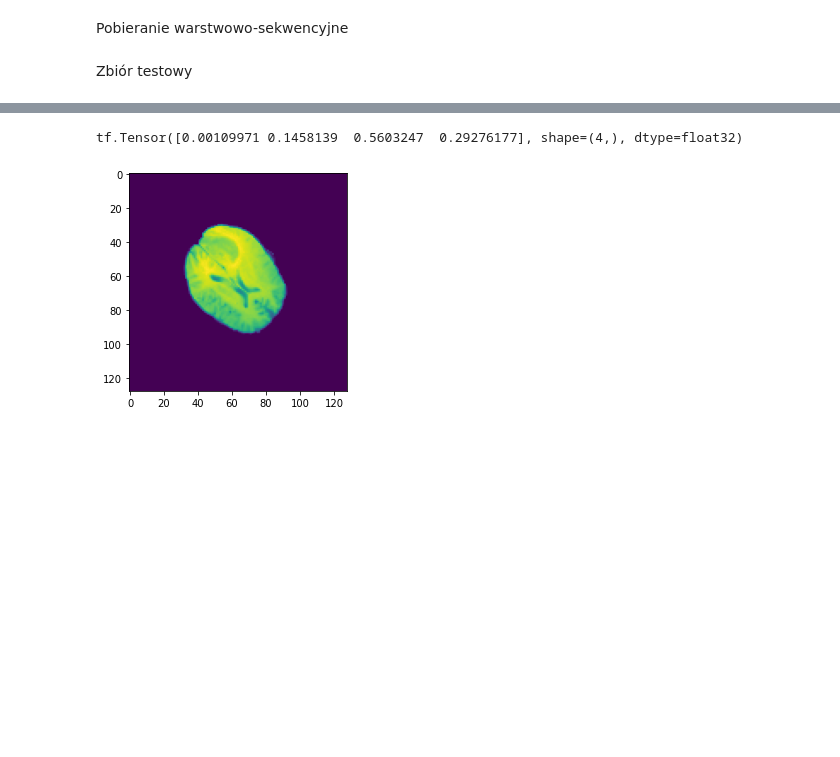
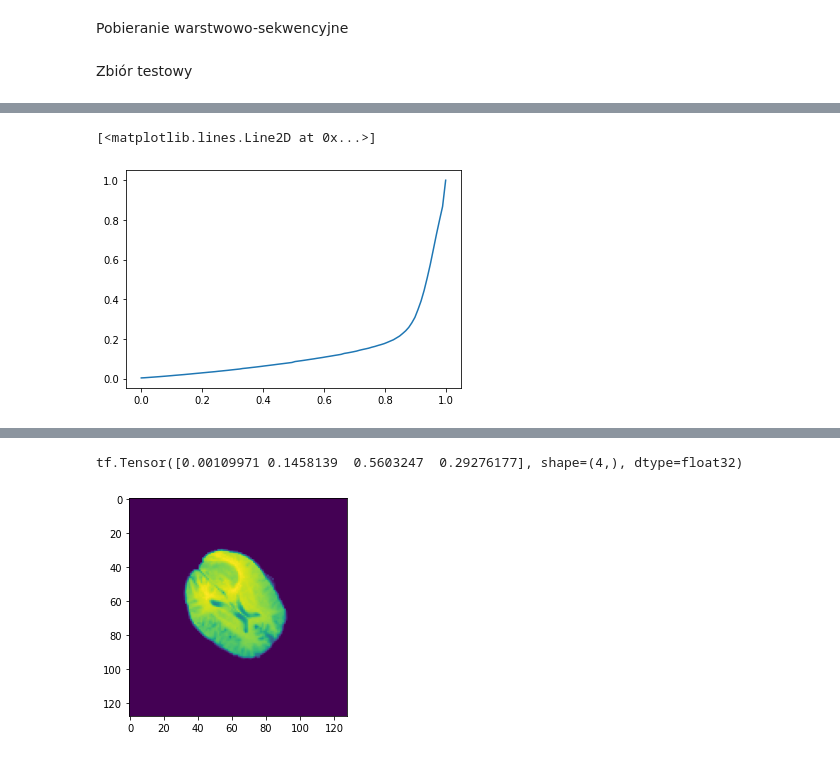
Before and after one commit to JakubSzczepanowski/BrainTumorSegmentation, a Jupyter notebook: main.ipynb, the cells around one changed output, grey strips where cells are left out. Drawn from its saved outputs; the diff is of its cells as text; code cells hidden in the pictures; blank space fills up the shorter version.

```diff
--- a/main.ipynb
+++ b/main.ipynb
@@ -89,11 +118,30 @@ train_dataset = tf.data.Dataset.from_generator(dataloader.build_data_generator,
     tf.TensorSpec(shape=(BATCH_SIZE, dataloader.IMAGE_SIZE, dataloader.IMAGE_SIZE, NUM_CLASSES), dtype=Y_DTYPE)
 ), args=[train_brains, MAX_VALUE, BATCH_SIZE, BRAIN_SLICES, False, False, False, 22, hgg_train_size, lgg_train_size])
 # %%
-for elem in train_dataset.take(1):
-    for i in range(BATCH_SIZE):
-        plt.imshow(elem[0][i, :, :, 0])
-        plt.show()
-        plt.imshow(elem[1][i, :, :, 1])
-        plt.show()
+#from IPython.display import clear_output
+i = 0
+for elem in train_dataset.take(8):
+    clear_output(wait=True)
+    if i == 7:
+        for i in range(BATCH_SIZE):
+            plt.imshow(elem[0][i, :, :, 0])
+            plt.show()
+            plt.imshow(elem[1][i, :, :, 1])
+            plt.show()
+    i += 1
 # %% [markdown]
 Zbiór testowy
+# %%
+from collections import Counter
+
+c = Counter()
+for path in test_brains:
+    path = dataloader.extend_path_from_last_part(path)
+    seg = nib.load(f'{path}_seg.nii').get_fdata(dtype=X_DTYPE)
+    batch_Y = np.zeros((dataloader.BRAIN_FRAMES, dataloader.IMAGE_SIZE, dataloader.IMAGE_SIZE), dtype=Y_DTYPE)
+    for i in range(dataloader.BRAIN_FRAMES):
+        y_map = dataloader.DataGenerator._map_labels(seg[:, :, i])
+        batch_Y[i, :, :] = cv2.resize(y_map, (dataloader.IMAGE_SIZE, dataloader.IMAGE_SIZE))
+    c.update(batch_Y.flatten())
+
+print(c)
@@ -132,0 +232,6 @@ for path in test_brains:
+# %%
+auc_0 = auc(common_fpr, mean_tpr['class_0'])
+plt.plot(common_fpr, roc_curves[4][0], label=f'AUC {auc_0}')
+# %% [output]
+[<matplotlib.lines.Line2D at 0x...>]
+[figure, added]
```
Also changed, not shown: parts of 12 cells of this notebook, 2 other files.
